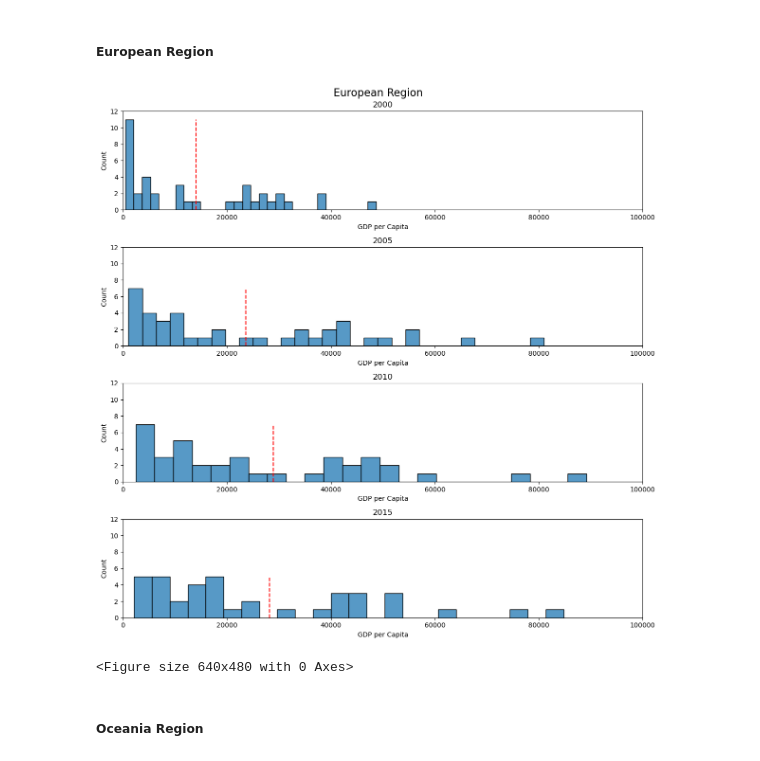
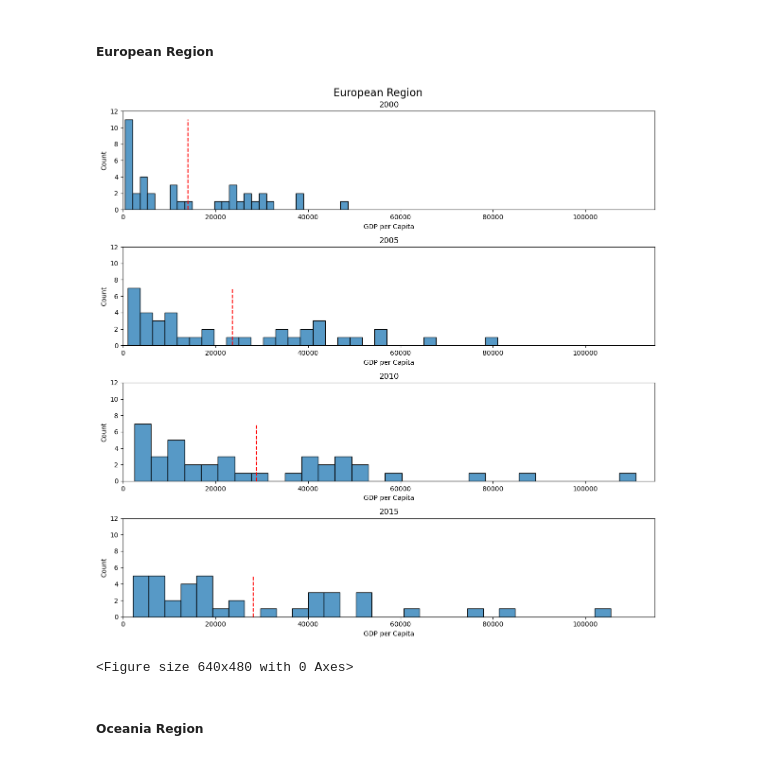
Before and after one commit to WVDevCode/Life_Expectancy_and_GDP, a Jupyter notebook: Notebooks/descriptive_analysis.ipynb, the cells around one changed output. Saved outputs shown, nothing was run; the diff lists cells and outputs as text; code cells hidden in the pictures.

```diff
--- a/Notebooks/descriptive_analysis.ipynb
+++ b/Notebooks/descriptive_analysis.ipynb
@@ -1142,38 +1168,38 @@ fig.suptitle('European Region', fontsize = 16)
 plt.subplots_adjust(top = 0.9, wspace=0.4, hspace=0.6)
 
 sns.histplot(data=european_region['gdp_per_capita'][european_region['year'] == 2000],  bins=30, ax=ax[0])
 ax[0].set_title('2000')
 ax[0].vlines(descriptive_stats_gdp_europe['mean'][descriptive_stats_gdp_europe['year'] == 2000], 0, 11, colors='red', linestyles='--')
 ax[0].set_xlabel('GDP per Capita')
-ax[0].set_xlim(0, 100000)
+ax[0].set_xlim(0, 115000)
 ax[0].set_yticks(range(0, 13, 2))
 
 sns.histplot(european_region['gdp_per_capita'][european_region['year'] == 2005], bins=30, ax=ax[1])
 ax[1].vlines(descriptive_stats_gdp_europe['mean'][descriptive_stats_gdp_europe['year'] == 2005], 0, 7, colors='red', linestyles='--')
 ax[1].set_title('2005')
 ax[1].set_xlabel('GDP per Capita')
-ax[1].set_xlim(0, 100000)
+ax[1].set_xlim(0, 115000)
 ax[1].set_yticks(range(0, 13, 2))
 
 sns.histplot(european_region['gdp_per_capita'][european_region['year'] == 2010], bins=30, ax=ax[2])
 ax[2].vlines(descriptive_stats_gdp_europe['mean'][descriptive_stats_gdp_europe['year'] == 2010], 0, 7, colors='red', linestyles='--')
 ax[2].set_title('2010')
 ax[2].set_xlabel('GDP per Capita')
-ax[2].set_xlim(0, 100000)
+ax[2].set_xlim(0, 115000)
 ax[2].set_yticks(range(0, 13, 2))
 
 sns.histplot(european_region['gdp_per_capita'][european_region['year'] == 2015], bins=30, ax=ax[3])
 ax[3].vlines(descriptive_stats_gdp_europe['mean'][descriptive_stats_gdp_europe['year'] == 2015], 0, 5, colors='red', linestyles='--')
 ax[3].set_title('2015')
 ax[3].set_xlabel('GDP per Capita')
-ax[3].set_xlim(0, 100000)
+ax[3].set_xlim(0, 115000)
 ax[3].set_yticks(range(0, 13, 2))
 
 plt.tight_layout()
 plt.show()
 plt.clf()
 # %% [output]
-[figure, old version]
+[figure, new version]
 <Figure size 640x480 with 0 Axes>
 # %% [markdown]
 ##### Oceania Region
```
Also changed, not shown: parts of 14 cells of this notebook, 19 other files.
